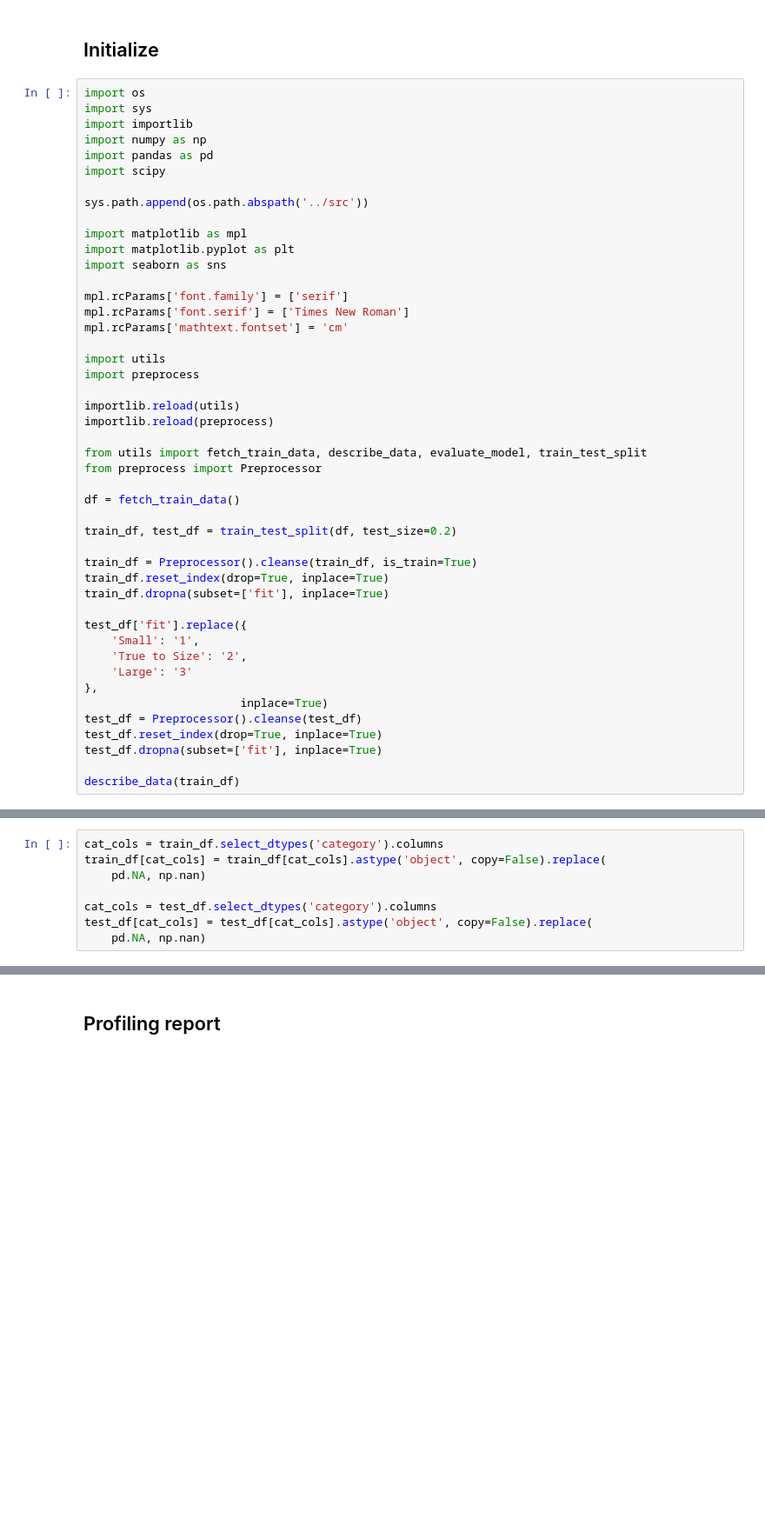
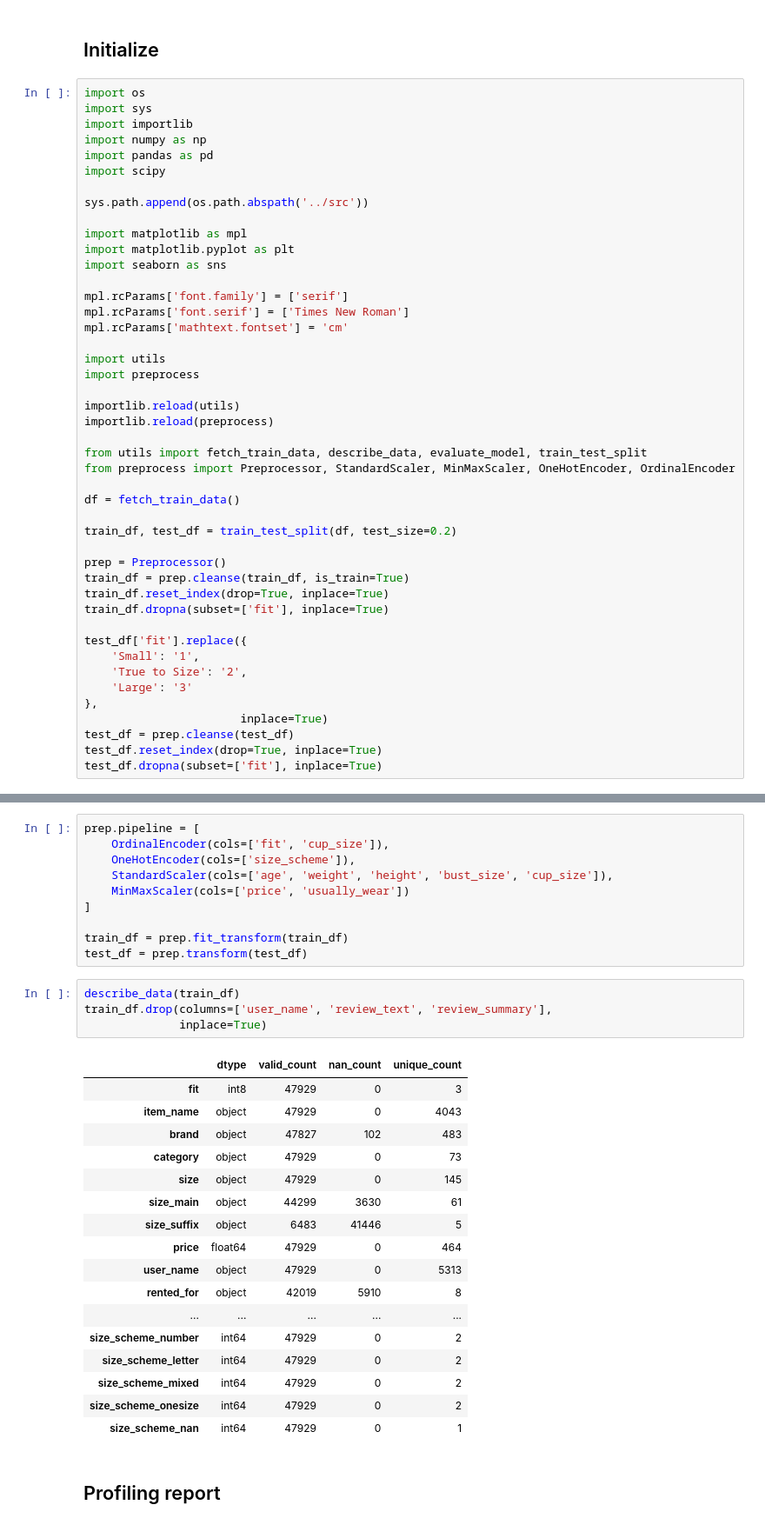
Before and after one commit to Dune-Z/Machine-Learning-Project, a Jupyter notebook: src/main.ipynb, the cells around one changed output, grey strips where cells are left out. Shown at 87% size. Cells and saved outputs as stored; diff of their text form; blank space fills up the shorter version.

Commit message:
Optimize preprocess API

```diff
--- a/src/main.ipynb
+++ b/src/main.ipynb
@@ -25,13 +25,14 @@ importlib.reload(utils)
 importlib.reload(preprocess)
 
 from utils import fetch_train_data, describe_data, evaluate_model, train_test_split
-from preprocess import Preprocessor
+from preprocess import Preprocessor, StandardScaler, MinMaxScaler, OneHotEncoder, OrdinalEncoder
 
 df = fetch_train_data()
 
 train_df, test_df = train_test_split(df, test_size=0.2)
 
-train_df = Preprocessor().cleanse(train_df, is_train=True)
+prep = Preprocessor()
+train_df = prep.cleanse(train_df, is_train=True)
 train_df.reset_index(drop=True, inplace=True)
 train_df.dropna(subset=['fit'], inplace=True)
 
@@ -41,8 +42,6 @@ test_df['fit'].replace({
     'Large': '3'
 },
                        inplace=True)
-test_df = Preprocessor().cleanse(test_df)
+test_df = prep.cleanse(test_df)
 test_df.reset_index(drop=True, inplace=True)
 test_df.dropna(subset=['fit'], inplace=True)
-
-describe_data(train_df)
@@ -67,8 +47,0 @@ describe_data(train_df)
-# %%
-cat_cols = train_df.select_dtypes('category').columns
-train_df[cat_cols] = train_df[cat_cols].astype('object', copy=False).replace(
-    pd.NA, np.nan)
-
-cat_cols = test_df.select_dtypes('category').columns
-test_df[cat_cols] = test_df[cat_cols].astype('object', copy=False).replace(
-    pd.NA, np.nan)
@@ -75,3 +50,35 @@ test_df[cat_cols] = test_df[cat_cols].astype('object', copy=False).replace(
+# %%
+prep.pipeline = [
+    OrdinalEncoder(cols=['fit', 'cup_size']),
+    OneHotEncoder(cols=['size_scheme']),
+    StandardScaler(cols=['age', 'weight', 'height', 'bust_size', 'cup_size']),
+    MinMaxScaler(cols=['price', 'usually_wear'])
+]
+
+train_df = prep.fit_transform(train_df)
+test_df = prep.transform(test_df)
+# %%
+describe_data(train_df)
+train_df.drop(columns=['user_name', 'review_text', 'review_summary'],
+              inplace=True)
+# %% [output]
+|  | dtype | valid_count | nan_count | unique_count |
+| fit | int8 | 47929 | 0 | 3 |
+| item_name | object | 47929 | 0 | 4043 |
+| brand | object | 47827 | 102 | 483 |
+| category | object | 47929 | 0 | 73 |
+| size | object | 47929 | 0 | 145 |
+| size_main | object | 44299 | 3630 | 61 |
+| size_suffix | object | 6483 | 41446 | 5 |
+| price | float64 | 47929 | 0 | 464 |
+| user_name | object | 47929 | 0 | 5313 |
+| rented_for | object | 42019 | 5910 | 8 |
+| ... | ... | ... | ... | ... |
+| size_scheme_number | int64 | 47929 | 0 | 2 |
+| size_scheme_letter | int64 | 47929 | 0 | 2 |
+| size_scheme_mixed | int64 | 47929 | 0 | 2 |
+| size_scheme_onesize | int64 | 47929 | 0 | 2 |
+| size_scheme_nan | int64 | 47929 | 0 | 1 |
 # %% [markdown]
 ## Profiling report
 # %%
```
Also changed, not shown: parts of 6 cells of this notebook, 2 other files.
